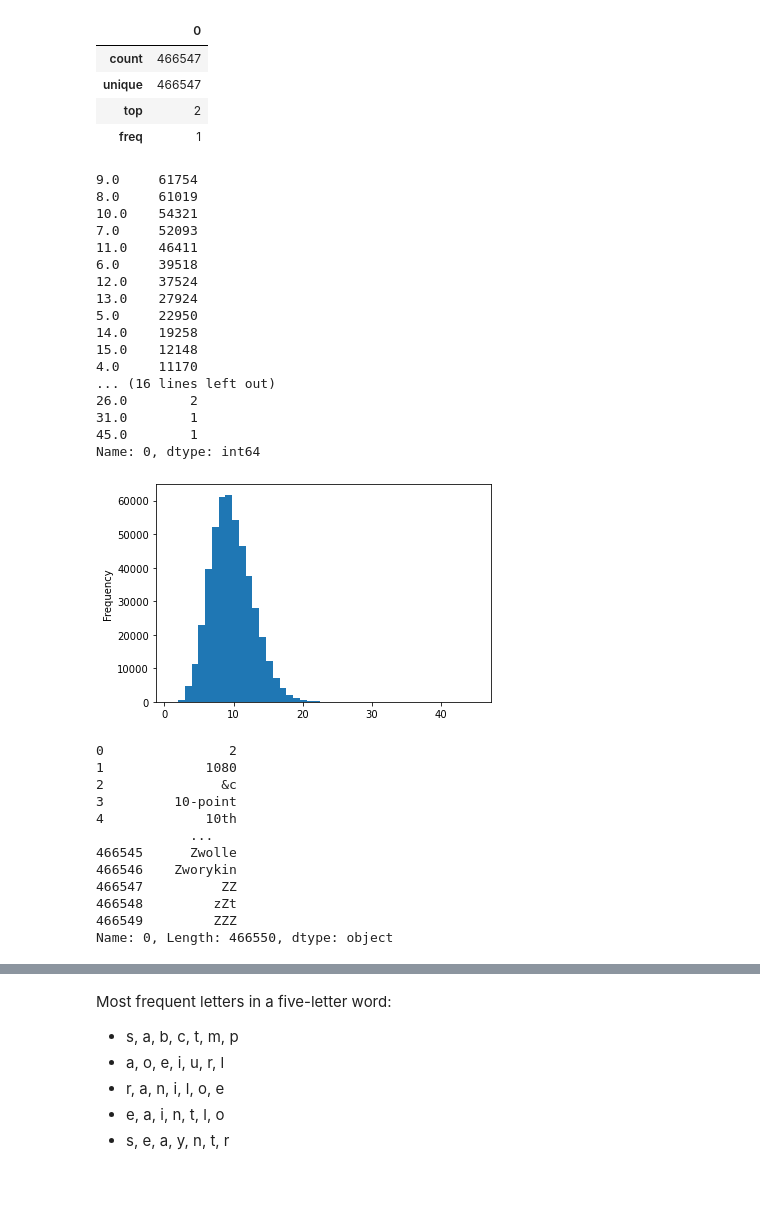
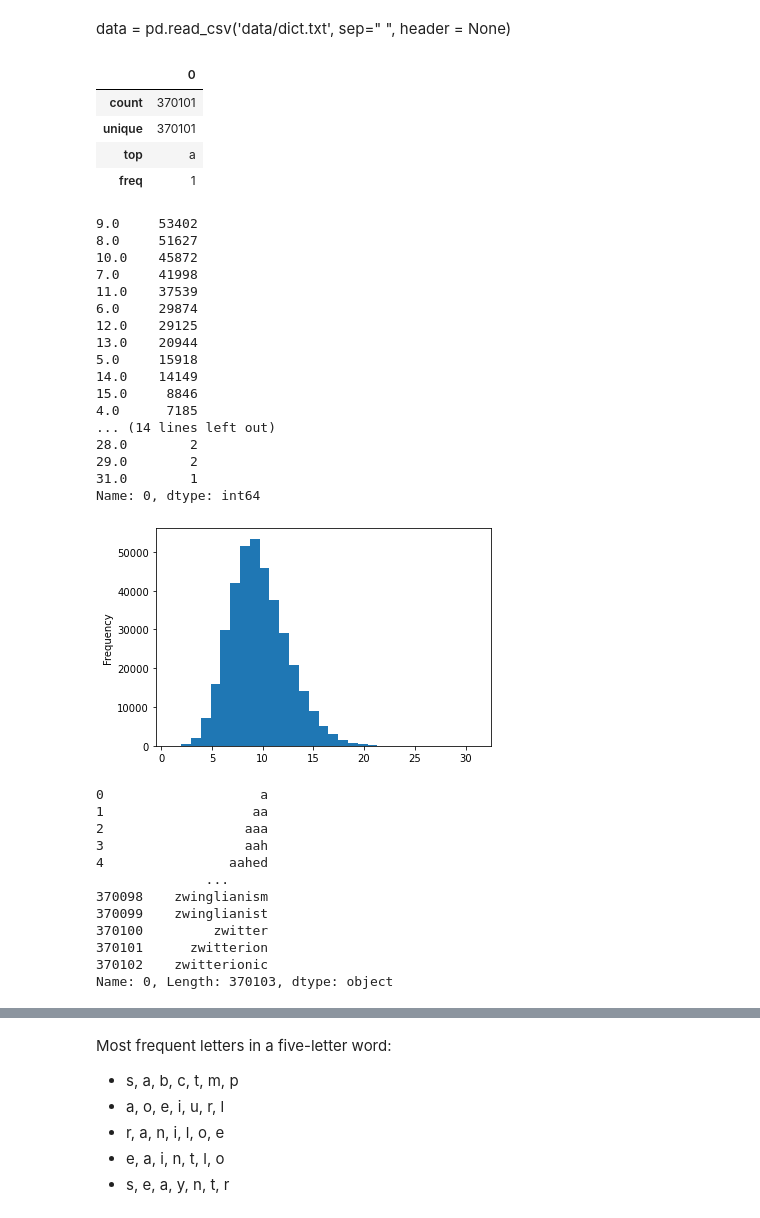
Before and after one commit to rosemont/passatempo, a Jupyter notebook: wordle.ipynb, the cells around one changed output, grey strips where cells are left out. Saved outputs shown, nothing was run; the diff lists cells and outputs as text; code cells hidden in the pictures; blank space fills up the shorter version.

```diff
--- a/wordle.ipynb
+++ b/wordle.ipynb
@@ -1,58 +1,60 @@
 # %%
 import pandas as pd
+# %% [markdown]
+data = pd.read_csv('data/dict.txt', sep=" ", header = None)
 # %%
-data = pd.read_csv('data/dict.txt', sep=" ", header = None)
+data = pd.read_csv('data/rafwords.txt', header=None)
 # %%
 data.describe()
 # %% [output]
 |  | 0 |
-| count | 466547 |
-| unique | 466547 |
-| top | 2 |
+| count | 370101 |
+| unique | 370101 |
+| top | a |
 | freq | 1 |
 # %%
 histo = data[0].str.len().value_counts()
 # %%
 histo
 # %% [output]
-9.0     61754
-8.0     61019
-10.0    54321
-7.0     52093
-11.0    46411
-6.0     39518
-12.0    37524
-13.0    27924
-5.0     22950
-14.0    19258
-15.0    12148
-4.0     11170
-... (16 lines left out)
-26.0        2
+9.0     53402
+8.0     51627
+10.0    45872
+7.0     41998
+11.0    37539
+6.0     29874
+12.0    29125
+13.0    20944
+5.0     15918
+14.0    14149
+15.0     8846
+4.0      7185
+... (14 lines left out)
+28.0        2
+29.0        2
 31.0        1
-45.0        1
 Name: 0, dtype: int64
 # %%
-hist = data[0].str.len().plot.hist(bins=45)
+hist = data[0].str.len().plot.hist(bins=31)
 # %% [output]
-[figure, old version]
+[figure, new version]
 # %%
 data[0] = data[0].astype(str)
 # %%
 data[0]
 # %% [output]
-0                2
-1             1080
-2               &c
-3         10-point
-4             10th
-            ...
-466545      Zwolle
-466546    Zworykin
-466547          ZZ
-466548         zZt
-466549         ZZZ
-Name: 0, Length: 466550, dtype: object
+0                    a
+1                   aa
+2                  aaa
+3                  aah
+4                aahed
+              ...
+370098    zwinglianism
+370099    zwinglianist
+370100         zwitter
+370101      zwitterion
+370102    zwitterionic
+Name: 0, Length: 370103, dtype: object
 # %%
 dato = data[0].str.len() == 5
 # %%
```
Also changed, not shown: parts of 20 cells of this notebook.
